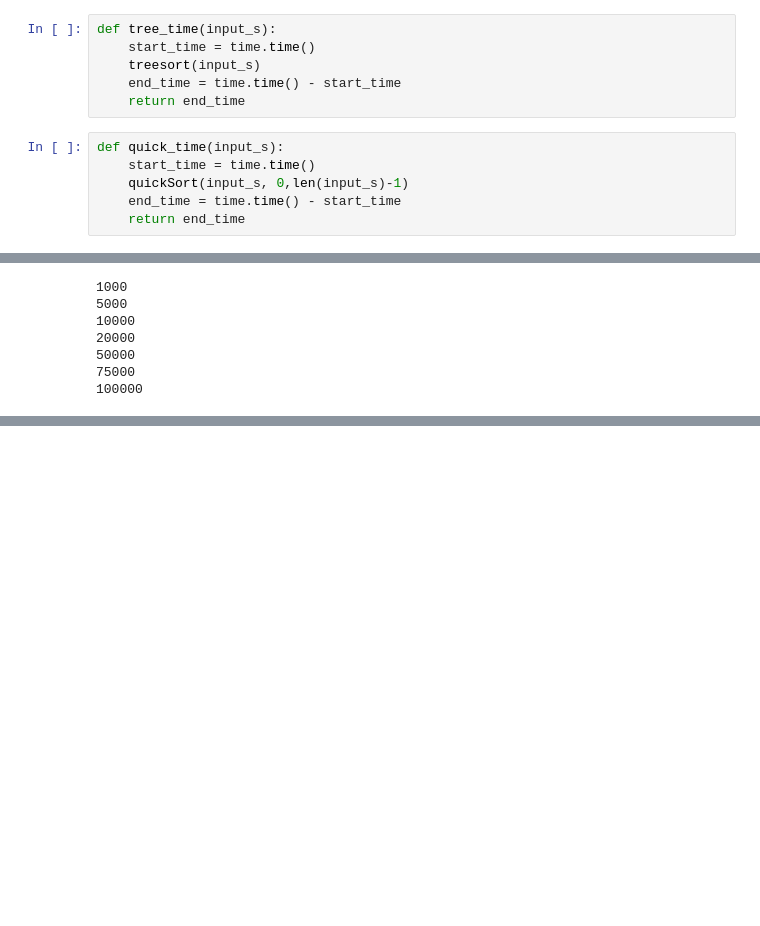
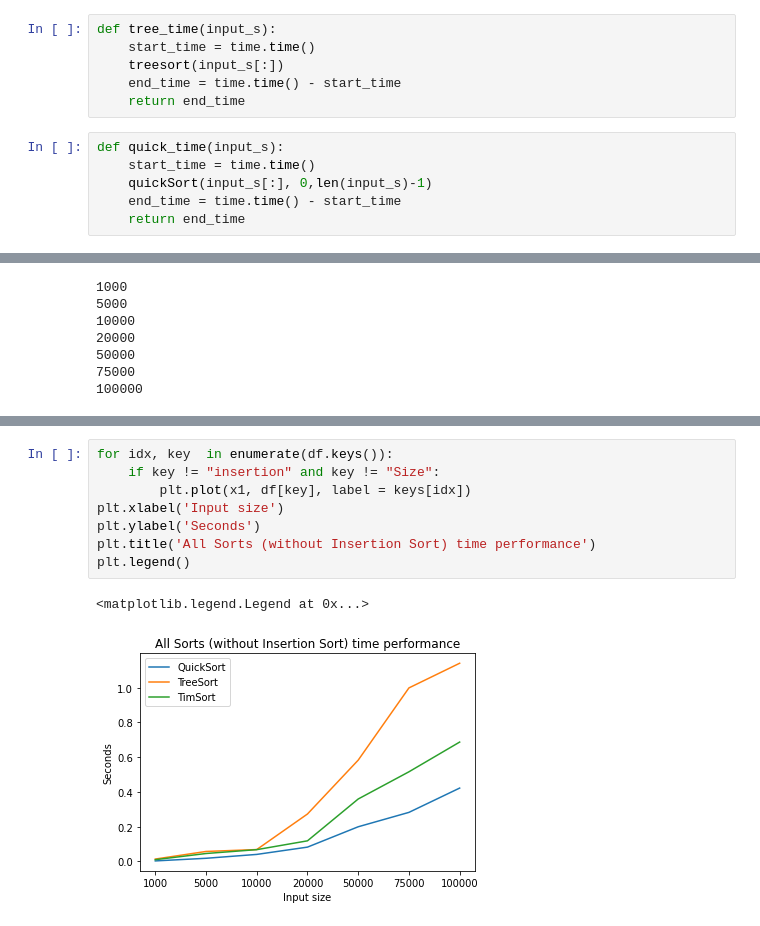
Before and after one commit to CaioCordeiro/SortPerformanceAnalysis, a Jupyter notebook: notebook.ipynb, the cells around one changed output, grey strips where cells are left out. Saved outputs shown, nothing was run; the diff lists cells and outputs as text; blank space fills up the shorter version.

```diff
--- a/notebook.ipynb
+++ b/notebook.ipynb
@@ -126,12 +262,12 @@ def insertion_time(input_s):
 # %%
 def tree_time(input_s):
     start_time = time.time()
-    treesort(input_s)
+    treesort(input_s[:])
     end_time = time.time() - start_time
     return end_time
 # %%
 def quick_time(input_s):
     start_time = time.time()
-    quickSort(input_s, 0,len(input_s)-1)
+    quickSort(input_s[:], 0,len(input_s)-1)
     end_time = time.time() - start_time
     return end_time
@@ -192,0 +449,11 @@ with open('test.csv', 'w') as f:
+# %%
+for idx, key  in enumerate(df.keys()):
+    if key != "insertion" and key != "Size":
+        plt.plot(x1, df[key], label = keys[idx])
+plt.xlabel('Input size')
+plt.ylabel('Seconds')
+plt.title('All Sorts (without Insertion Sort) time performance')
+plt.legend()
+# %% [output]
+<matplotlib.legend.Legend at 0x...>
+[figure, added]
```
Also changed, not shown: parts of 25 cells of this notebook, 6 other files.
